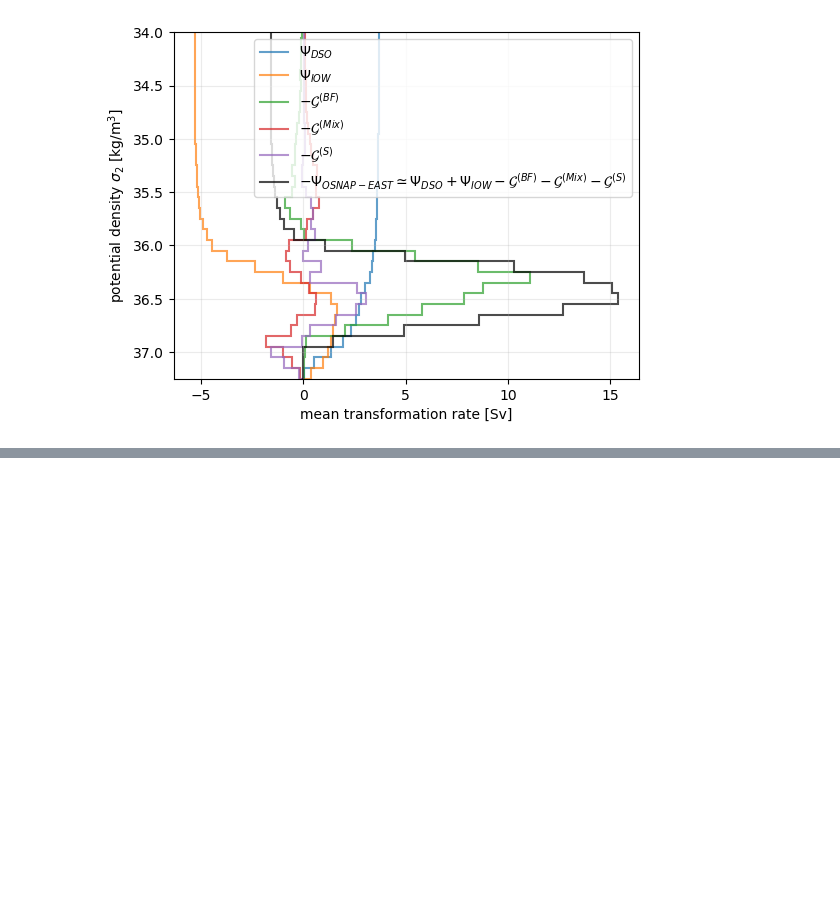
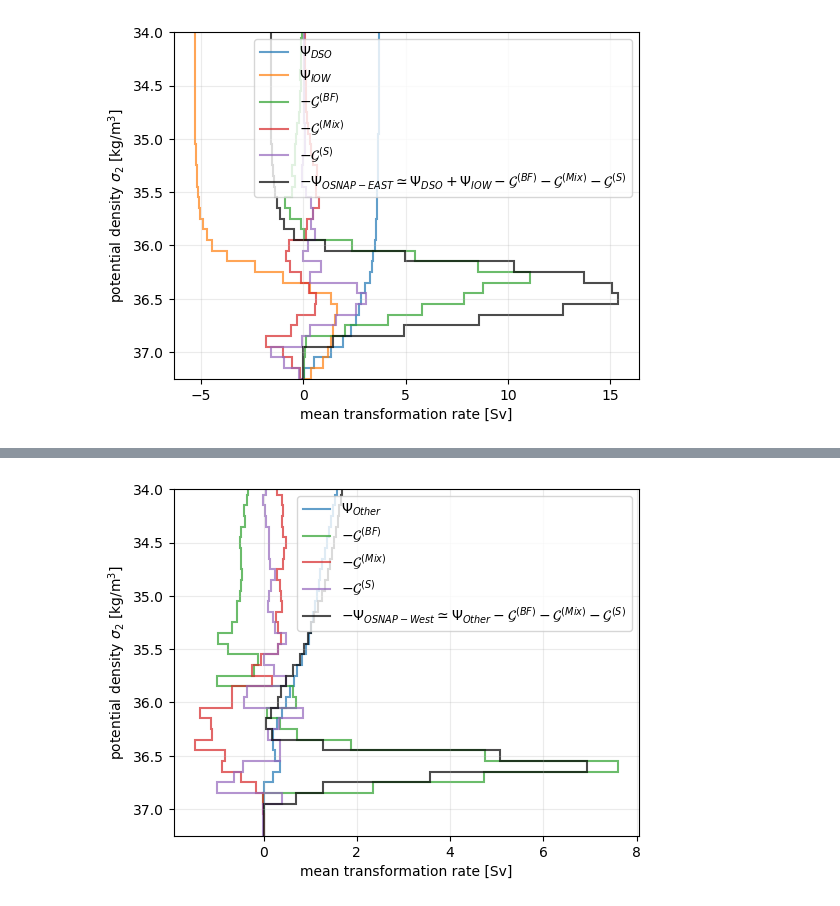
Before and after one commit to hdrake/CM4Xutils, a Jupyter notebook: CM4Xutils_wmt_example.ipynb, the cells around one changed output, grey strips where cells are left out. Drawn from its saved outputs; the diff is of its cells as text; code cells hidden in the pictures; blank space fills up the shorter version.

```diff
--- a/CM4Xutils_wmt_example.ipynb
+++ b/CM4Xutils_wmt_example.ipynb
@@ -43,7 +46,7 @@ import regionate
 import xwmb
 
 # Note: the properties of this region are quite different from the rest of the Baltic!
-name = "intBaltic"
+name = "IrmingerIceland"
 lons = np.array([-39.,  -20.,  -14,  -7.0, -4.5,  -4.5, -14.7, -28.00, -30.54, -44.90])
 lats = np.array([ 68,     65,   65, 62.25,   58,  56.5,  58.0,  58.05,  58.86,  60.30])
 region = regionate.GriddedRegion(name, lons, lats, grid_p125)
@@ -201,0 +265,36 @@ plt.savefig("figures/OSNAP-East_outflow_decomposition.png", dpi=250, bbox_inches
+# %%
+toSv = 1/1035*1e-6
+wmt_mean = wmt.isel(exp=0).mean("time")*toSv
+wmt_mean.load();
+# %%
+with warnings.catch_warnings():
+    warnings.simplefilter(action='ignore', category=FutureWarning)
+    wmb_along = xwmb.WaterMassBudget(
+        grid_p125,
+        budgets_dict_p125,
+        region
+    )
+    wmb_along.mass_budget(lam, greater_than=True, default_bins=True, integrate=True, along_section=True)
+# %%
+transport_mean = wmb_along.grid._ds['convergent_mass_transport_along'].isel(exp=0).mean("time")*toSv
+transport_mean.load();
+# %%
+plt.figure(figsize=(6,4.5))
+
+wmt_mean["convergent_mass_transport_OSNAP-West"] = transport_mean.isel(sect=p_ranges["OSNAP-West"]).sum("sect")
+wmt_mean["convergent_mass_transport_OTHER"] = transport_mean.isel(sect=p_ranges["OTHER"]).sum("sect")
+
+stairs(wmt_mean, 'convergent_mass_transport_OTHER', label=r"$\Psi_{Other}$", **kwargs)
+plt.plot([], [])
+stairs(-wmt_mean, 'boundary_fluxes',           label=r"$-\mathcal{G}^{(BF)}$",      **kwargs)
+stairs(-wmt_mean, 'diffusion',                 label=r"$-\mathcal{G}^{(Mix)}$",     **kwargs)
+stairs(-wmt_mean, 'spurious_numerical_mixing', label=r"$-\mathcal{G}^{(S)}$", **kwargs)
+stairs(-wmt_mean, 'convergent_mass_transport_OSNAP-West', label=r"$-\Psi_{OSNAP-West} \simeq \Psi_{Other} -\mathcal{G}^{(BF)} -\mathcal{G}^{(Mix)} -\mathcal{G}^{(S)}$", color="k", **kwargs)
+
+plt.legend(loc="upper right")
+plt.grid(True, alpha=0.25)
+plt.ylabel(r"potential density $\sigma_{2}$ [kg/m$^{3}$]");
+plt.ylim(37.25, 34.0);
+plt.savefig("figures/OSNAP-West_outflow_decomposition.png", dpi=250, bbox_inches="tight")
+# %% [output]
+[figure, added]
```
Also changed, not shown: parts of 3 cells of this notebook, 1 other file.
